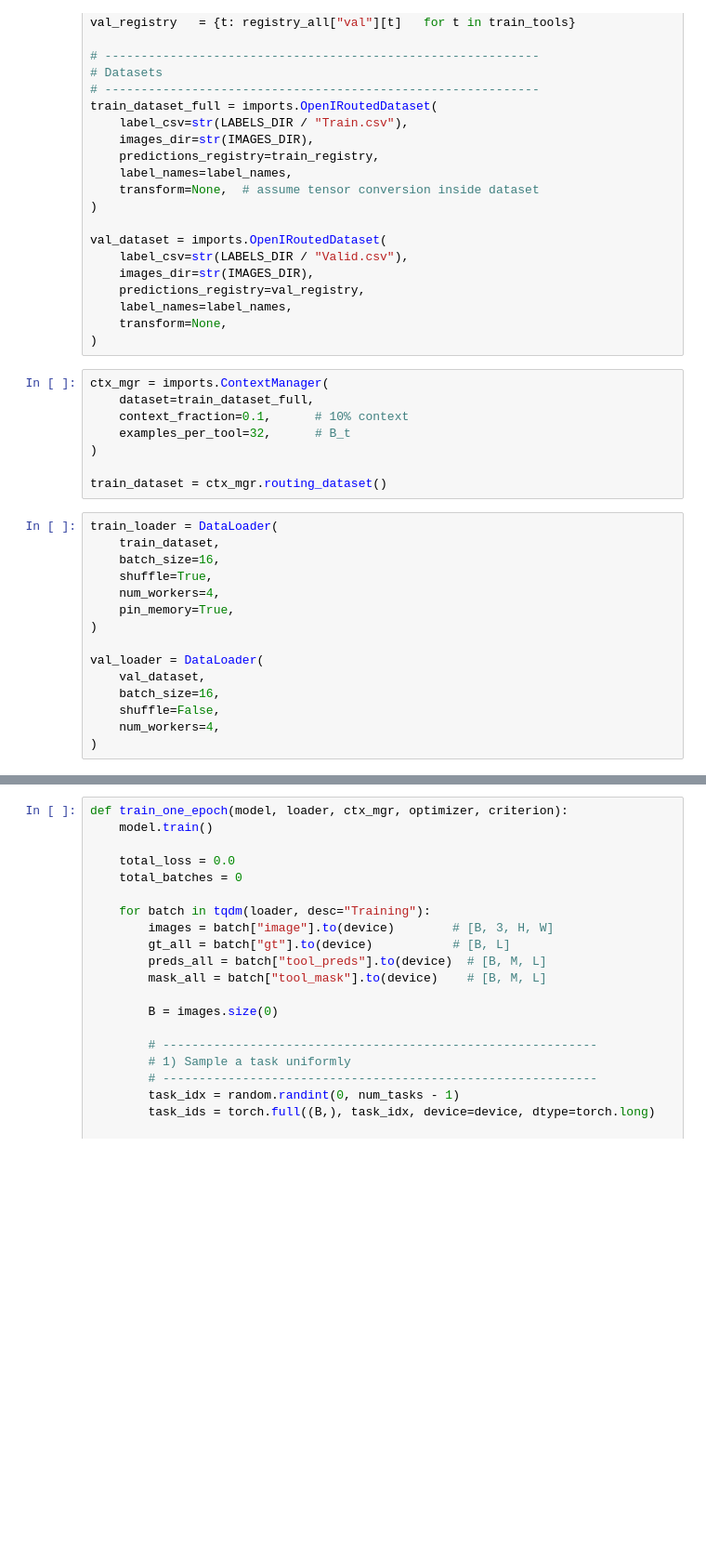
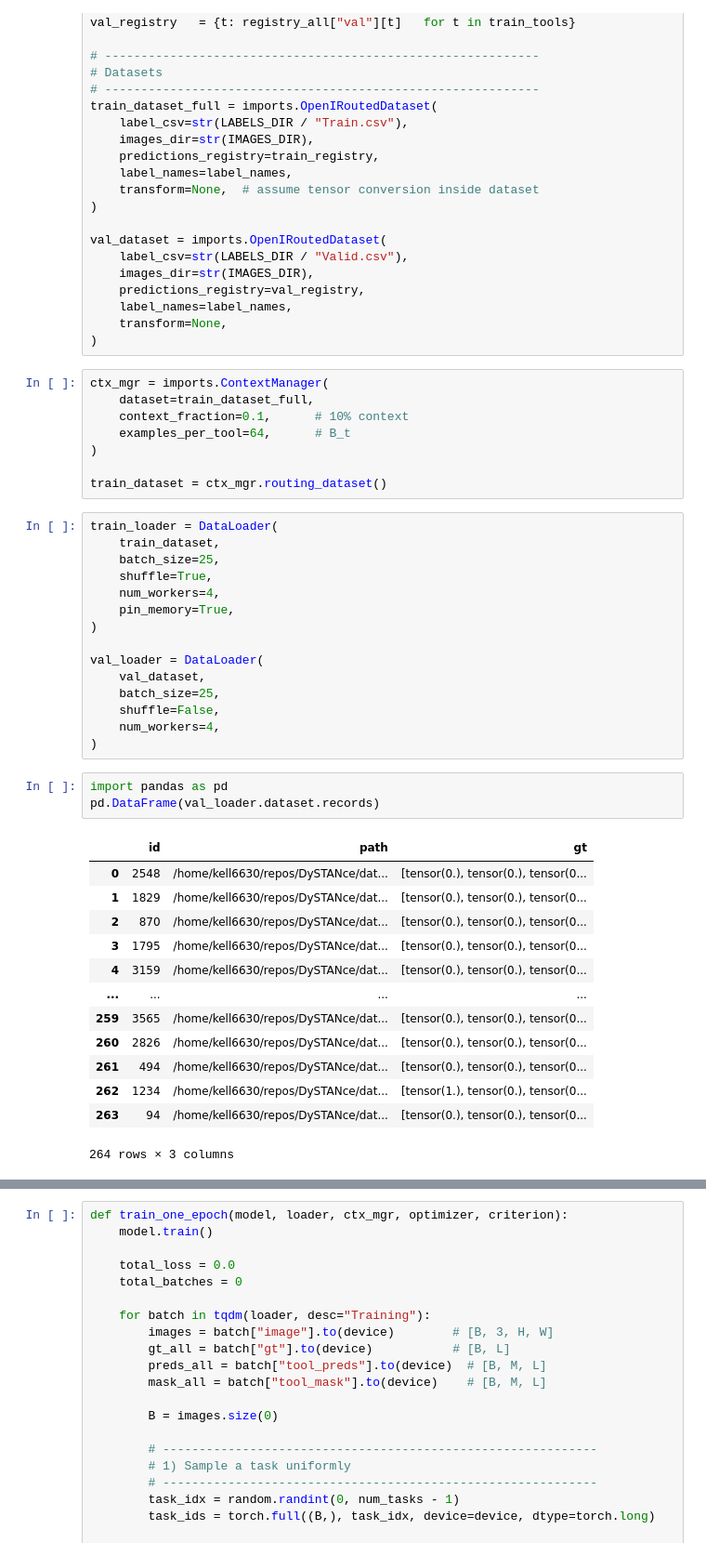
Before and after one commit to josh-strong/DySTANce, a Jupyter notebook: dev_notebooks/03_training_eval.ipynb, the cells around one changed output, grey strips where cells are left out. Shown at 93% size. Cells and saved outputs as stored; diff of their text form; blank space fills up the shorter version.

```diff
--- a/dev_notebooks/03_training_eval.ipynb
+++ b/dev_notebooks/03_training_eval.ipynb
@@ -76,14 +76,14 @@ val_dataset = imports.OpenIRoutedDataset(
 ctx_mgr = imports.ContextManager(
     dataset=train_dataset_full,
     context_fraction=0.1,      # 10% context
-    examples_per_tool=32,      # B_t
+    examples_per_tool=64,      # B_t
 )
 
 train_dataset = ctx_mgr.routing_dataset()
 # %%
 train_loader = DataLoader(
     train_dataset,
-    batch_size=16,
+    batch_size=25,
     shuffle=True,
     num_workers=4,
     pin_memory=True,
@@ -91,7 +91,24 @@ train_loader = DataLoader(
 
 val_loader = DataLoader(
     val_dataset,
-    batch_size=16,
+    batch_size=25,
     shuffle=False,
     num_workers=4,
 )
+# %%
+import pandas as pd
+pd.DataFrame(val_loader.dataset.records)
+# %% [output]
+|  | id | path | gt |
+| 0 | 2548 | /home/kell6630/repos/DySTANce/dat... | [tensor(0.), tensor(0.), tensor(0... |
+| 1 | 1829 | /home/kell6630/repos/DySTANce/dat... | [tensor(0.), tensor(0.), tensor(0... |
+| 2 | 870 | /home/kell6630/repos/DySTANce/dat... | [tensor(0.), tensor(0.), tensor(0... |
+| 3 | 1795 | /home/kell6630/repos/DySTANce/dat... | [tensor(0.), tensor(0.), tensor(0... |
+| 4 | 3159 | /home/kell6630/repos/DySTANce/dat... | [tensor(0.), tensor(0.), tensor(0... |
+| ... | ... | ... | ... |
+| 259 | 3565 | /home/kell6630/repos/DySTANce/dat... | [tensor(0.), tensor(0.), tensor(0... |
+| 260 | 2826 | /home/kell6630/repos/DySTANce/dat... | [tensor(0.), tensor(0.), tensor(0... |
+| 261 | 494 | /home/kell6630/repos/DySTANce/dat... | [tensor(0.), tensor(0.), tensor(0... |
+| 262 | 1234 | /home/kell6630/repos/DySTANce/dat... | [tensor(1.), tensor(0.), tensor(0... |
+| 263 | 94 | /home/kell6630/repos/DySTANce/dat... | [tensor(0.), tensor(0.), tensor(0... |
+264 rows × 3 columns
```
Also changed, not shown: parts of 21 cells of this notebook, 5 other files.
